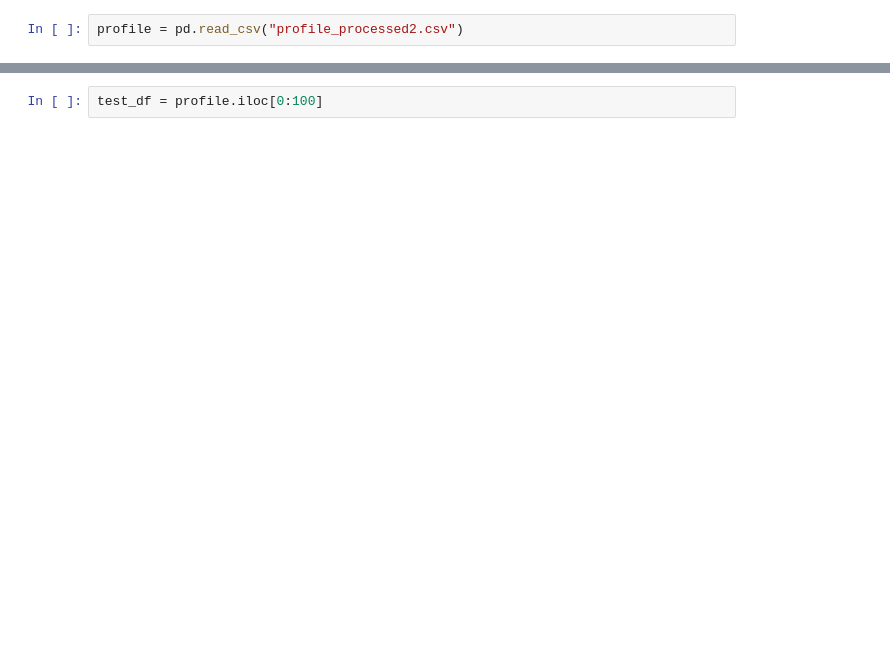
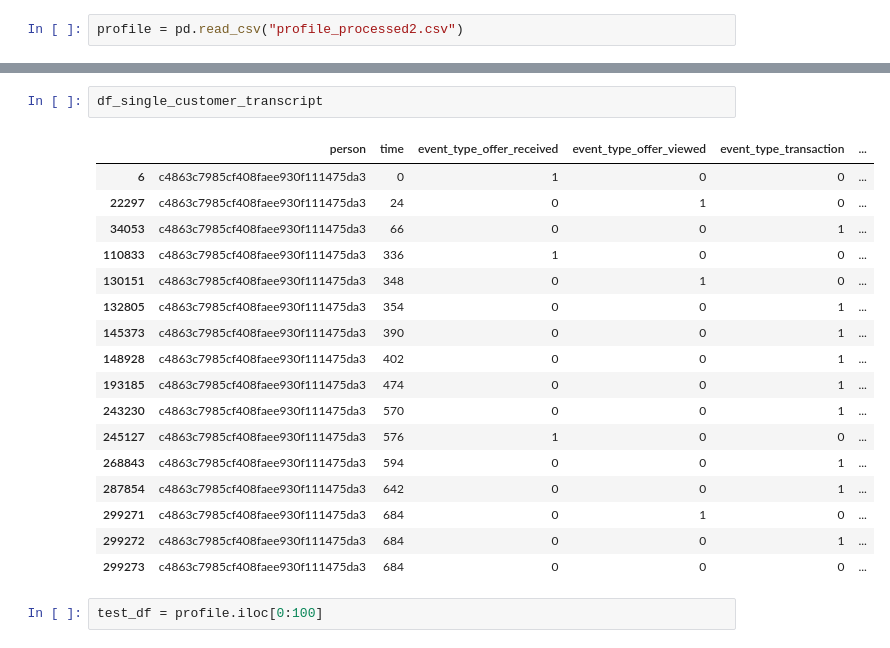
Before and after one commit to keigito/Starbucks_Customer_Analysis, a Jupyter notebook: Starbucks_Capstone_notebook.ipynb, the cells around one changed output, grey strips where cells are left out. Cells and saved outputs as stored; diff of their text form; blank space fills up the shorter version.

```diff
--- a/Starbucks_Capstone_notebook.ipynb
+++ b/Starbucks_Capstone_notebook.ipynb
@@ -744,3 +690,23 @@ def compute_additional_customer_features(customer_id, transcript=transcript, pro
+# %%
+df_single_customer_transcript
+# %% [output]
+|  | person | time | event_type_offer_received | event_type_offer_viewed | event_type_transaction | ... |
+| 6 | c4863c7985cf408faee930f111475da3 | 0 | 1 | 0 | 0 | ... |
+| 22297 | c4863c7985cf408faee930f111475da3 | 24 | 0 | 1 | 0 | ... |
+| 34053 | c4863c7985cf408faee930f111475da3 | 66 | 0 | 0 | 1 | ... |
+| 110833 | c4863c7985cf408faee930f111475da3 | 336 | 1 | 0 | 0 | ... |
+| 130151 | c4863c7985cf408faee930f111475da3 | 348 | 0 | 1 | 0 | ... |
+| 132805 | c4863c7985cf408faee930f111475da3 | 354 | 0 | 0 | 1 | ... |
+| 145373 | c4863c7985cf408faee930f111475da3 | 390 | 0 | 0 | 1 | ... |
+| 148928 | c4863c7985cf408faee930f111475da3 | 402 | 0 | 0 | 1 | ... |
+| 193185 | c4863c7985cf408faee930f111475da3 | 474 | 0 | 0 | 1 | ... |
+| 243230 | c4863c7985cf408faee930f111475da3 | 570 | 0 | 0 | 1 | ... |
+| 245127 | c4863c7985cf408faee930f111475da3 | 576 | 1 | 0 | 0 | ... |
+| 268843 | c4863c7985cf408faee930f111475da3 | 594 | 0 | 0 | 1 | ... |
+| 287854 | c4863c7985cf408faee930f111475da3 | 642 | 0 | 0 | 1 | ... |
+| 299271 | c4863c7985cf408faee930f111475da3 | 684 | 0 | 1 | 0 | ... |
+| 299272 | c4863c7985cf408faee930f111475da3 | 684 | 0 | 0 | 1 | ... |
+| 299273 | c4863c7985cf408faee930f111475da3 | 684 | 0 | 0 | 0 | ... |
 # %%
 test_df = profile.iloc[0:100]
 # %%
```
Also changed, not shown: parts of 7 cells of this notebook.
